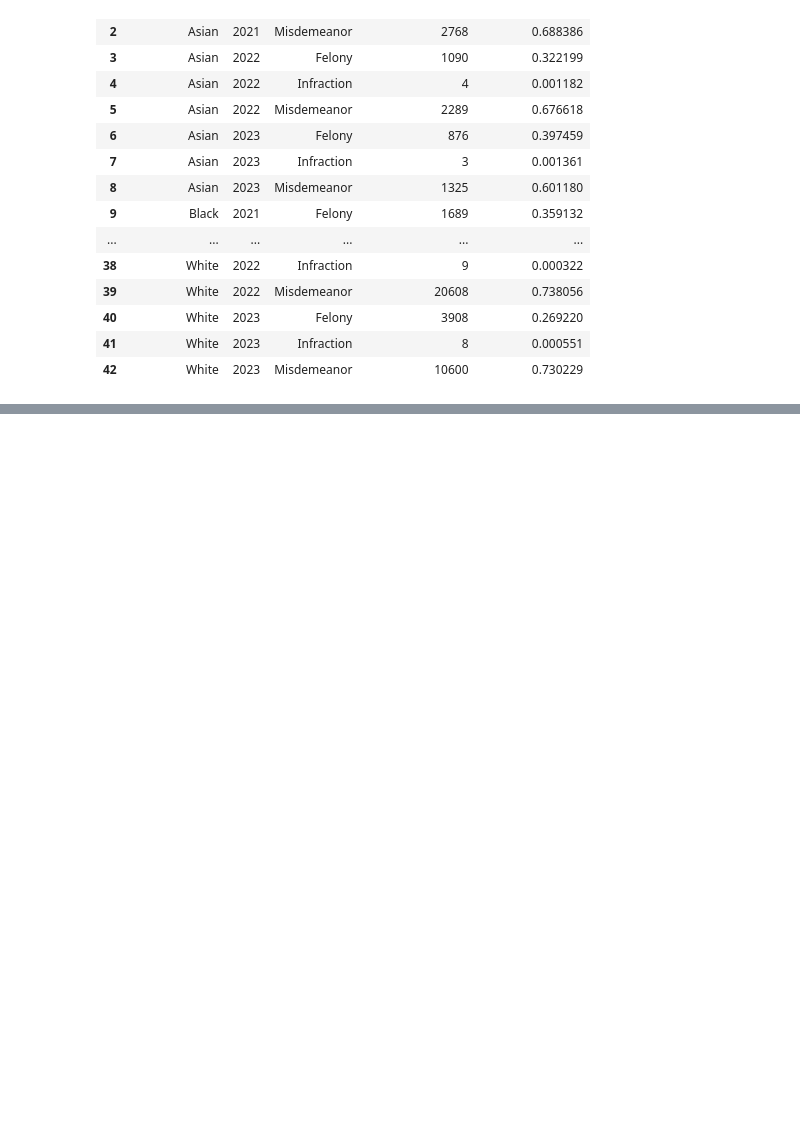
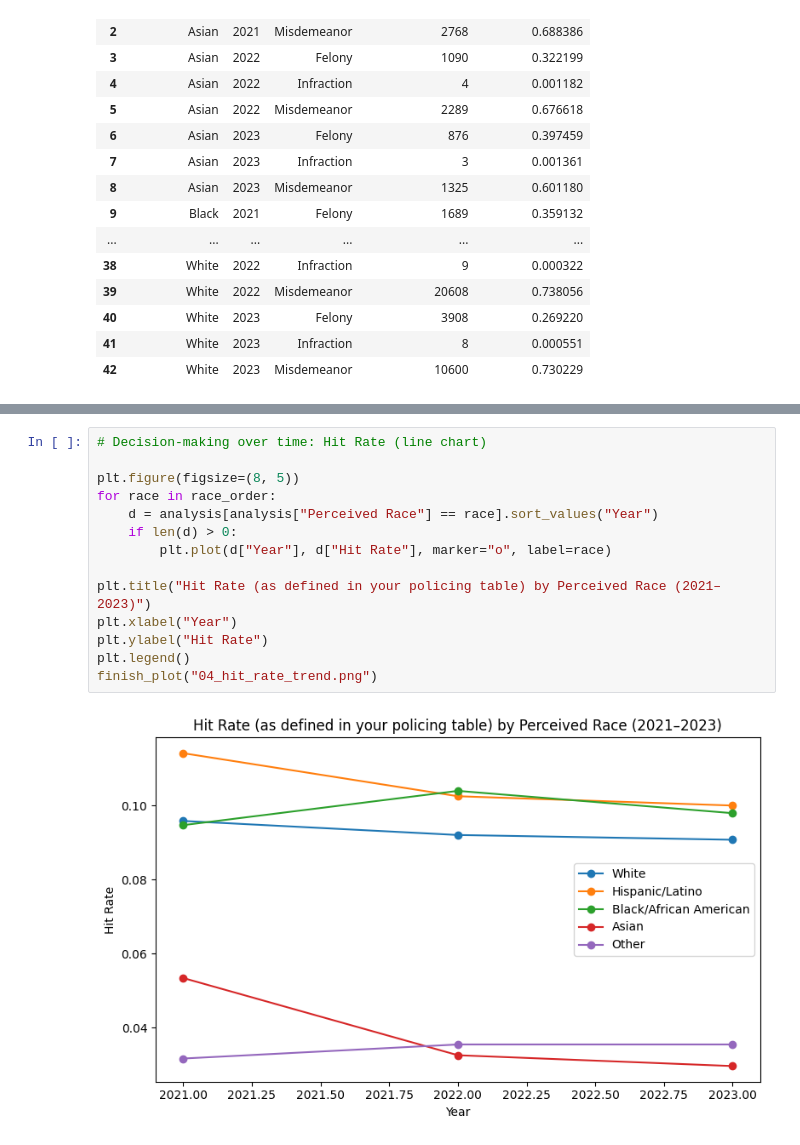
Before and after one commit to laurenbchu/honors-thesis, a Jupyter notebook: notebooks/Data_Exploration.ipynb, the cells around one changed output, grey strips where cells are left out. Drawn from its saved outputs; the diff is of its cells as text; blank space fills up the shorter version.

```diff
--- a/notebooks/Data_Exploration.ipynb
+++ b/notebooks/Data_Exploration.ipynb
@@ -290,0 +422,16 @@ charge_distribution
+# %%
+# Decision-making over time: Hit Rate (line chart)
+
+plt.figure(figsize=(8, 5))
+for race in race_order:
+    d = analysis[analysis["Perceived Race"] == race].sort_values("Year")
+    if len(d) > 0:
+        plt.plot(d["Year"], d["Hit Rate"], marker="o", label=race)
+
+plt.title("Hit Rate (as defined in your policing table) by Perceived Race (2021–2023)")
+plt.xlabel("Year")
+plt.ylabel("Hit Rate")
+plt.legend()
+finish_plot("04_hit_rate_trend.png")
+# %% [output]
+[figure, added]
```
Also changed, not shown: parts of 18 cells of this notebook.
